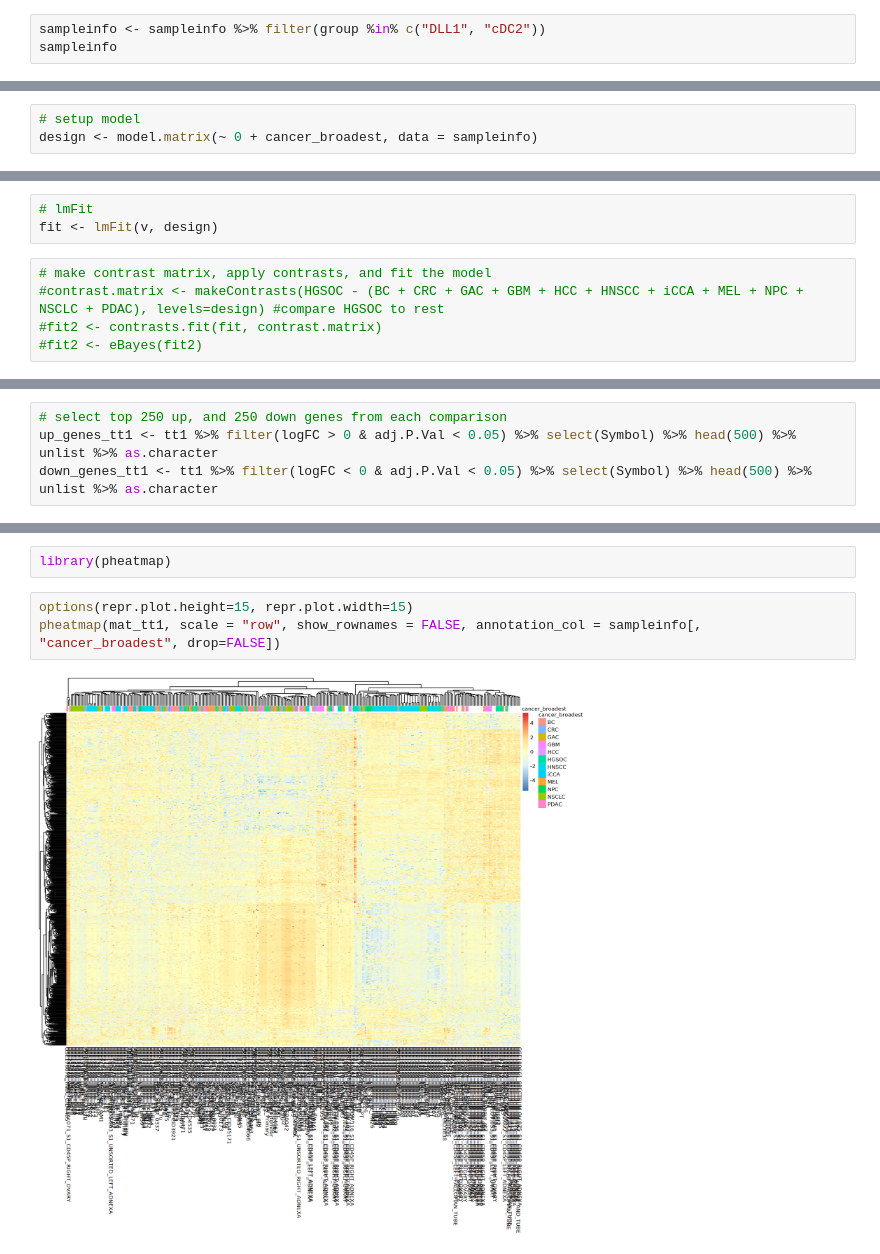
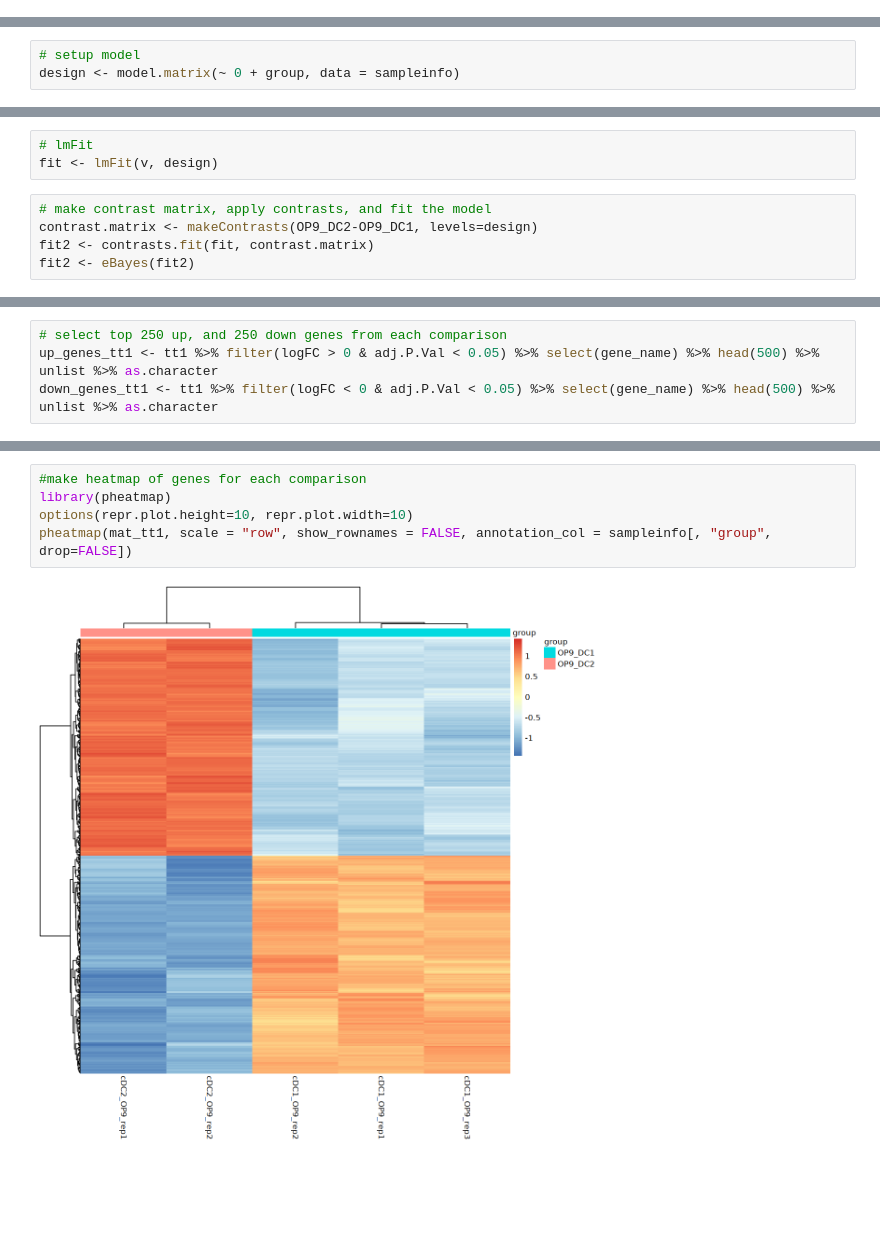
Before and after one commit to tuonglab/Nikita-project, a Jupyter notebook: notebooks/2025-01-25_DC2_bulk.ipynb, the cells around one changed output, grey strips where cells are left out. Drawn from its saved outputs; the diff is of its cells as text; blank space fills up the shorter version.

```diff
--- a/notebooks/2025-01-25_DC2_bulk.ipynb
+++ b/notebooks/2025-01-25_DC2_bulk.ipynb
@@ -131,6 +115,3 @@ library(dplyr)
-# %%
-sampleinfo <- sampleinfo %>% filter(group %in% c("DLL1", "cDC2"))
-sampleinfo
 # %%
 y <- y[isexpr & hasannot, , keep.lib.size = FALSE]
 dim(y)
@@ -221,4 +163,4 @@ legend("center",
 # Set up model
 # %%
 # setup model
-design <- model.matrix(~ 0 + cancer_broadest, data = sampleinfo)
+design <- model.matrix(~ 0 + group, data = sampleinfo)
@@ -246,6 +187,6 @@ v <- voom(y, design, plot = TRUE)
 fit <- lmFit(v, design)
 # %%
 # make contrast matrix, apply contrasts, and fit the model
-#contrast.matrix <- makeContrasts(HGSOC - (BC + CRC + GAC + GBM + HCC + HNSCC + iCCA + MEL + NPC + NSCLC + PDAC), levels=design) #compare HGSOC to rest
-#fit2 <- contrasts.fit(fit, contrast.matrix)
-#fit2 <- eBayes(fit2)
+contrast.matrix <- makeContrasts(OP9_DC2-OP9_DC1, levels=design)
+fit2 <- contrasts.fit(fit, contrast.matrix)
+fit2 <- eBayes(fit2)
@@ -293,4 +217,4 @@ A data.frame: 6 × 7
 # %%
 # select top 250 up, and 250 down genes from each comparison
-up_genes_tt1 <- tt1 %>% filter(logFC > 0 & adj.P.Val < 0.05) %>% select(Symbol) %>% head(500) %>% unlist %>% as.character
-down_genes_tt1 <- tt1 %>% filter(logFC < 0 & adj.P.Val < 0.05) %>% select(Symbol) %>% head(500) %>% unlist %>% as.character
+up_genes_tt1 <- tt1 %>% filter(logFC > 0 & adj.P.Val < 0.05) %>% select(gene_name) %>% head(500) %>% unlist %>% as.character
+down_genes_tt1 <- tt1 %>% filter(logFC < 0 & adj.P.Val < 0.05) %>% select(gene_name) %>% head(500) %>% unlist %>% as.character
@@ -305,7 +229,7 @@ dim(mat_tt1)
-# %%
-library(pheatmap)
 # %%
-options(repr.plot.height=15, repr.plot.width=15)
-pheatmap(mat_tt1, scale = "row", show_rownames = FALSE, annotation_col = sampleinfo[, "cancer_broadest", drop=FALSE])
+#make heatmap of genes for each comparison
+library(pheatmap)
+options(repr.plot.height=10, repr.plot.width=10)
+pheatmap(mat_tt1, scale = "row", show_rownames = FALSE, annotation_col = sampleinfo[, "group", drop=FALSE])
 # %% [output]
-[figure, old version]
+[figure, new version]
```
Also changed, not shown: parts of 26 cells of this notebook, 1 other file.
